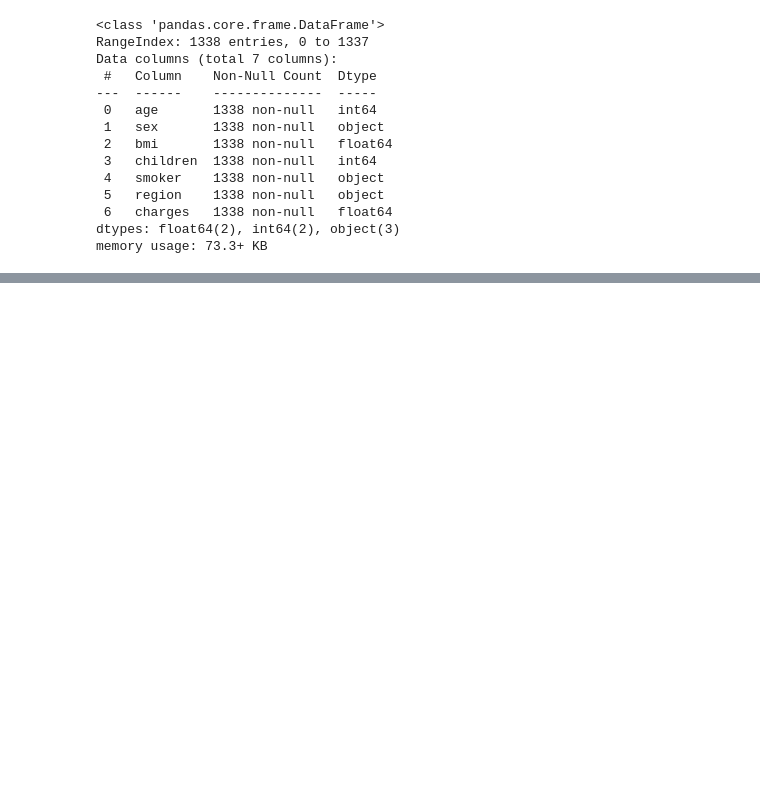
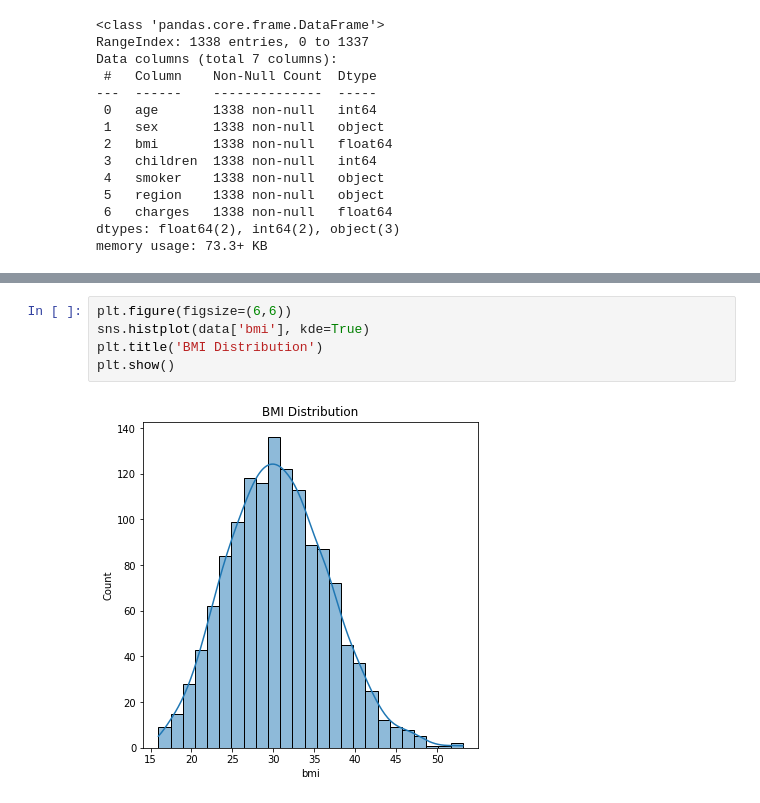
Before and after one commit to SarangaVP/ML-Mini-Projects, a Jupyter notebook: Medical-Insurance-Cost-Prediction/insurance_cost_predict.ipynb, the cells around one changed output, grey strips where cells are left out. Cells and saved outputs as stored; diff of their text form; blank space fills up the shorter version.

```diff
--- a/Medical-Insurance-Cost-Prediction/insurance_cost_predict.ipynb
+++ b/Medical-Insurance-Cost-Prediction/insurance_cost_predict.ipynb
@@ -44,0 +77,7 @@ memory usage: 73.3+ KB
+# %%
+plt.figure(figsize=(6,6))
+sns.histplot(data['bmi'], kde=True)
+plt.title('BMI Distribution')
+plt.show()
+# %% [output]
+[figure, added]
```
Also changed, not shown: parts of 9 cells of this notebook.
